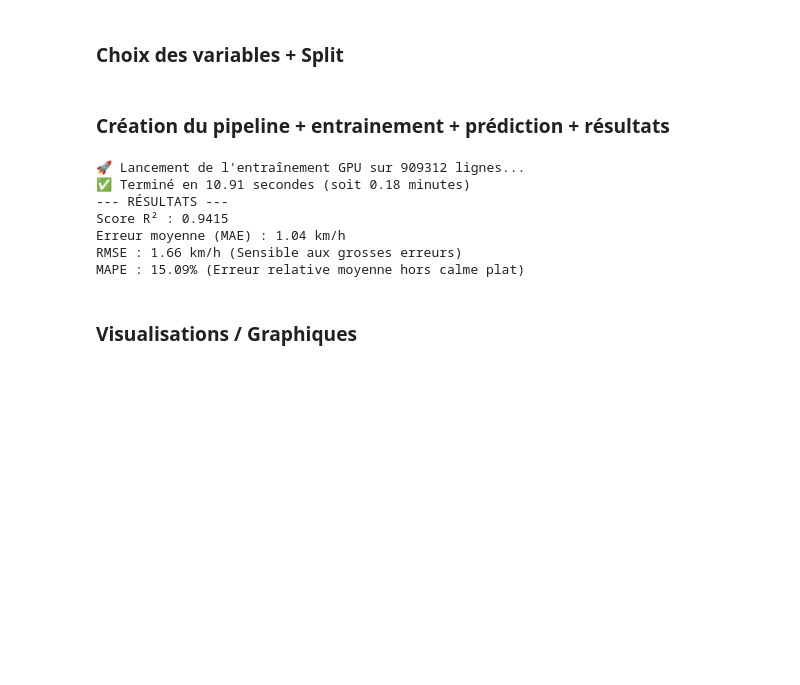
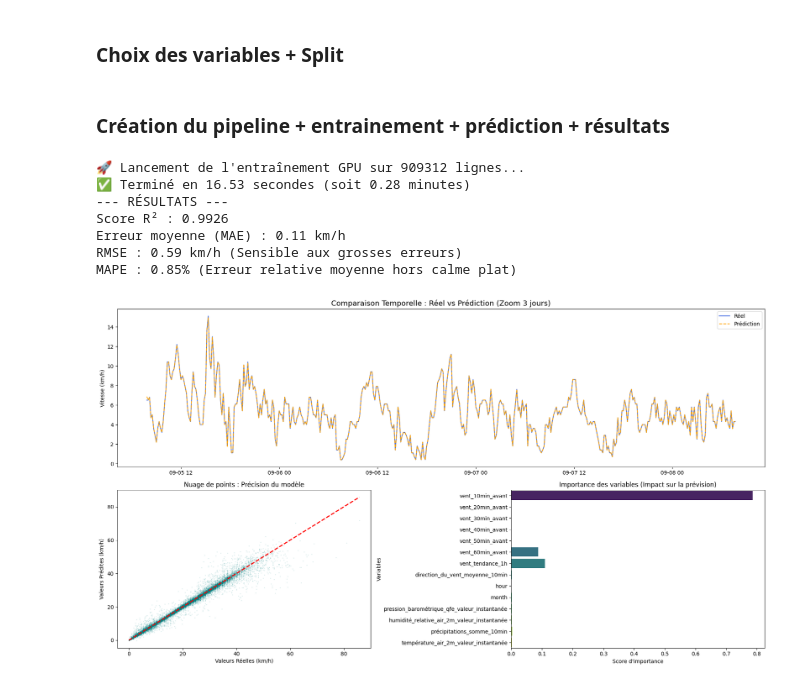
Before and after one commit to yoanguignard/Wind-Forecast, a Jupyter notebook: projet_17_wind_forecast.ipynb, the cells around one changed output. Cells and saved outputs as stored; diff of their text form; code cells hidden in the pictures; blank space fills up the shorter version.

```diff
--- a/projet_17_wind_forecast.ipynb
+++ b/projet_17_wind_forecast.ipynb
@@ -16,7 +16,7 @@ import time
 import xgboost as xgb
 # %%
 # 1. Chargement et Tri
-df = pd.read_parquet('data\processed_windspeed.parquet')
+df = pd.read_parquet('data/processed_windspeed.parquet')
 df['horodatage_référence'] = pd.to_datetime(df['horodatage_référence'], dayfirst=True)
 df = df.sort_values('horodatage_référence').reset_index(drop=True)
 
@@ -39,6 +39,8 @@ df['vent_40min_avant'] = df[target].shift(4) # ? décalage des données de la co
 df['vent_50min_avant'] = df[target].shift(5) # ? décalage des données de la colonne vers 5 en bas
 df['vent_60min_avant'] = df[target].shift(6) # ? décalage des données de la colonne vers 6 en bas
 
+df['vent_tendance_1h'] = df[target] - df['vent_60min_avant']
+
 # On supprime les lignes du début devenues NaN à cause du décalage (shift)
 df = df.dropna(subset=['vent_10min_avant',
                        'vent_20min_avant',
@@ -58,13 +60,15 @@ features = [
     'vent_40min_avant',
     'vent_50min_avant',
     'vent_60min_avant',
+    'vent_tendance_1h',
+    'direction_du_vent_moyenne_10min',
     'hour',
     'month',
     'pression_barométrique_qfe_valeur_instantanée',
     'humidité_relative_air_2m_valeur_instantanée',
     'précipitations_somme_10min',
     'température_air_2m_valeur_instantanée',
-    'rafale_3s_maximum_kmh'
+    #'rafale_3s_maximum_kmh'
 ]
 
 # On s'assure que les colonnes existent avant de split
@@ -82,8 +86,8 @@ X_test, y_test = test_df[features], test_df[target]
 # %%
 # 1. Configuration du modèle pour GPU
 model = xgb.XGBRegressor(
-    n_estimators=500,
-    max_depth=10,
+    n_estimators=250,
+    max_depth=13,
     tree_method='hist',
     device='cuda',
     random_state=42
@@ -92,39 +96,68 @@ model = xgb.XGBRegressor(
 print(f"🚀 Lancement de l'entraînement GPU sur {len(X_train)} lignes...")
 
 start_time = time.time() # on déclenche le chrono
 
 model.fit(X_train, y_train)
 
-# 3. Calcul du temps
 end_time = time.time()
-duree = end_time - start_time
+duree = end_time - start_time # calcul du temps
 
 print(f"✅ Terminé en {duree:.2f} secondes (soit {duree/60:.2f} minutes)")
 
 # Prédiction
 y_pred = model.predict(X_test)
 
 # ÉVALUATION AVANCÉE (Correction du MAPE pour éviter l'infini)
 mae = mean_absolute_error(y_test, y_pred)
 rmse = np.sqrt(mean_squared_error(y_test, y_pred))
 r2 = r2_score(y_test, y_pred)
 
 # Pour le MAPE, on filtre les valeurs réelles > 0.5 km/h pour éviter la division par zéro
 mask = y_test > 0.5
 mape_clean = mean_absolute_percentage_error(y_test[mask], y_pred[mask])
 
 print(f"--- RÉSULTATS ---")
 print(f"Score R² : {r2:.4f}")
 print(f"Erreur moyenne (MAE) : {mae:.2f} km/h")
 print(f"RMSE : {rmse:.2f} km/h (Sensible aux grosses erreurs)")
 print(f"MAPE : {mape_clean:.2%} (Erreur relative moyenne hors calme plat)")
+
+
+# Visualisations / Graphiques
+plt.figure(figsize=(18, 10))
+
+# Graphique 1 : Zoom sur 72h (432 points de 10 min)
+plt.subplot(2, 1, 1)
+plt.plot(test_df['horodatage_référence'].iloc[:432], y_test.iloc[:432], label='Réel', color='royalblue', lw=1.5)
+plt.plot(test_df['horodatage_référence'].iloc[:432], y_pred[:432], label='Prédiction', color='orange', linestyle='--', lw=1.5)
+plt.title("Comparaison Temporelle : Réel vs Prédiction (Zoom 3 jours)", fontsize=14)
+plt.legend()
+plt.ylabel("Vitesse (km/h)")
+
+# Graphique 2 : Corrélation (Nuage de points)
+plt.subplot(2, 2, 3)
+plt.scatter(y_test, y_pred, alpha=0.1, s=1, color='teal')
+plt.plot([y_test.min(), y_test.max()], [y_test.min(), y_test.max()], 'r--', lw=2)
+plt.xlabel("Valeurs Réelles (km/h)")
+plt.ylabel("Valeurs Prédites (km/h)")
+plt.title("Nuage de points : Précision du modèle")
+
+# Graphique 3 : Importance des variables
+plt.subplot(2, 2, 4)
+importances = model.feature_importances_
+sns.barplot(x=importances, y=features, palette='viridis')
+plt.title("Importance des variables (Impact sur la prévision)")
+plt.xlabel("Score d'importance")
+plt.ylabel("Variables")
+
+plt.tight_layout() # Pour éviter que les graphiques ne se chevauchent
+plt.show()
 # %% [output]
 🚀 Lancement de l'entraînement GPU sur 909312 lignes...
-✅ Terminé en 10.91 secondes (soit 0.18 minutes)
+✅ Terminé en 16.53 secondes (soit 0.28 minutes)
 --- RÉSULTATS ---
-Score R² : 0.9415
-Erreur moyenne (MAE) : 1.04 km/h
-RMSE : 1.66 km/h (Sensible aux grosses erreurs)
-MAPE : 15.09% (Erreur relative moyenne hors calme plat)
+Score R² : 0.9926
+Erreur moyenne (MAE) : 0.11 km/h
+RMSE : 0.59 km/h (Sensible aux grosses erreurs)
+MAPE : 0.85% (Erreur relative moyenne hors calme plat)
+[figure, added]
-# %% [markdown]
-### Visualisations / Graphiques
```
Also changed, not shown: parts of 1 cell of this notebook.
